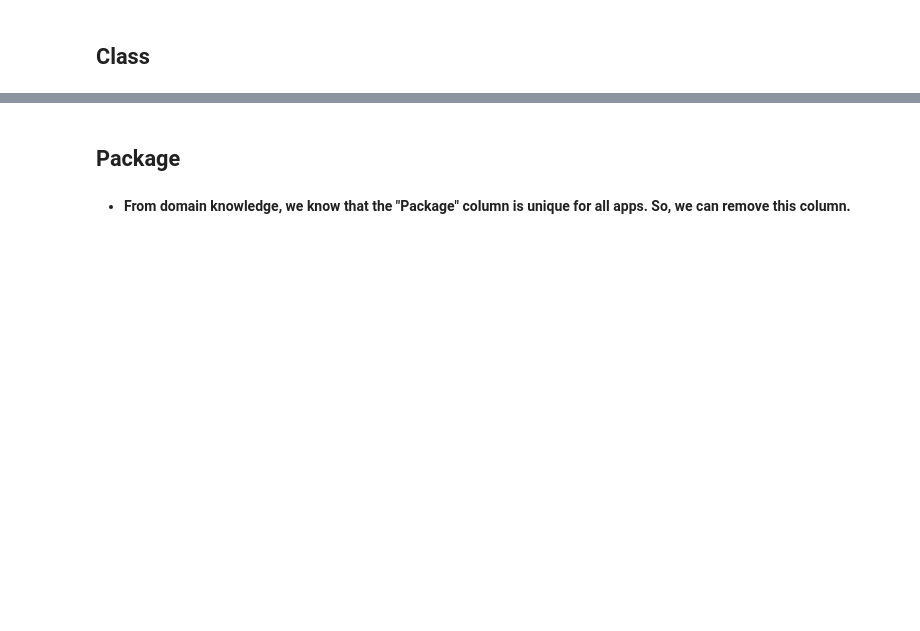
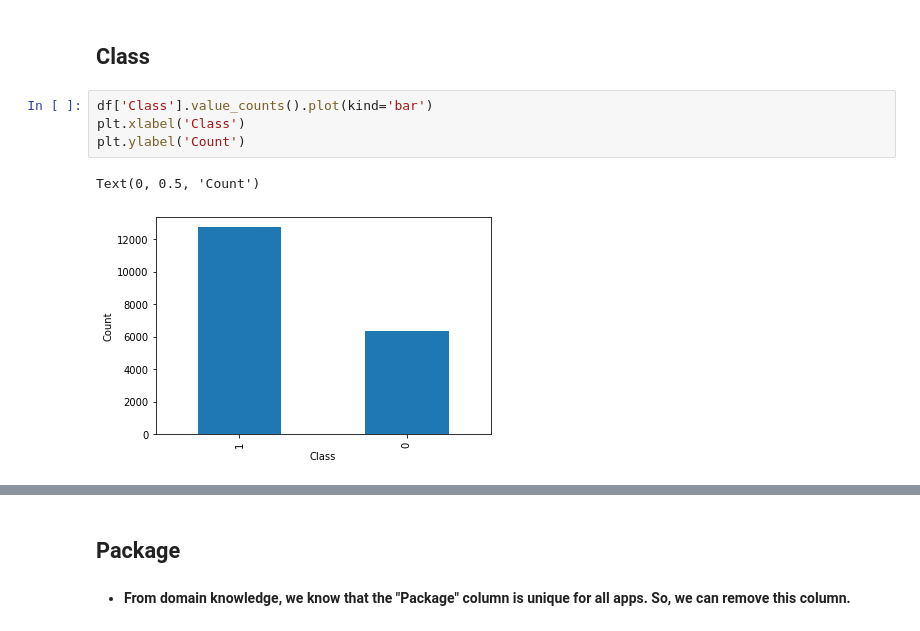
Before and after one commit to arunav93/Capstone-Project---Andriod-Authenticity-Prediction, a Jupyter notebook: ANDRIOD_AUTHENTICITY_PREDICTION.ipynb, the cells around one changed output, grey strips where cells are left out. Saved outputs shown, nothing was run; the diff lists cells and outputs as text; blank space fills up the shorter version.

```diff
--- a/ANDRIOD_AUTHENTICITY_PREDICTION.ipynb
+++ b/ANDRIOD_AUTHENTICITY_PREDICTION.ipynb
@@ -701,3 +808,10 @@ columns[:10]
 # %% [markdown]
 ## Class
+# %%
+df['Class'].value_counts().plot(kind='bar')
+plt.xlabel('Class')
+plt.ylabel('Count')
+# %% [output]
+Text(0, 0.5, 'Count')
+[figure, added]
 # %%
```
Also changed, not shown: parts of 120 cells of this notebook.
